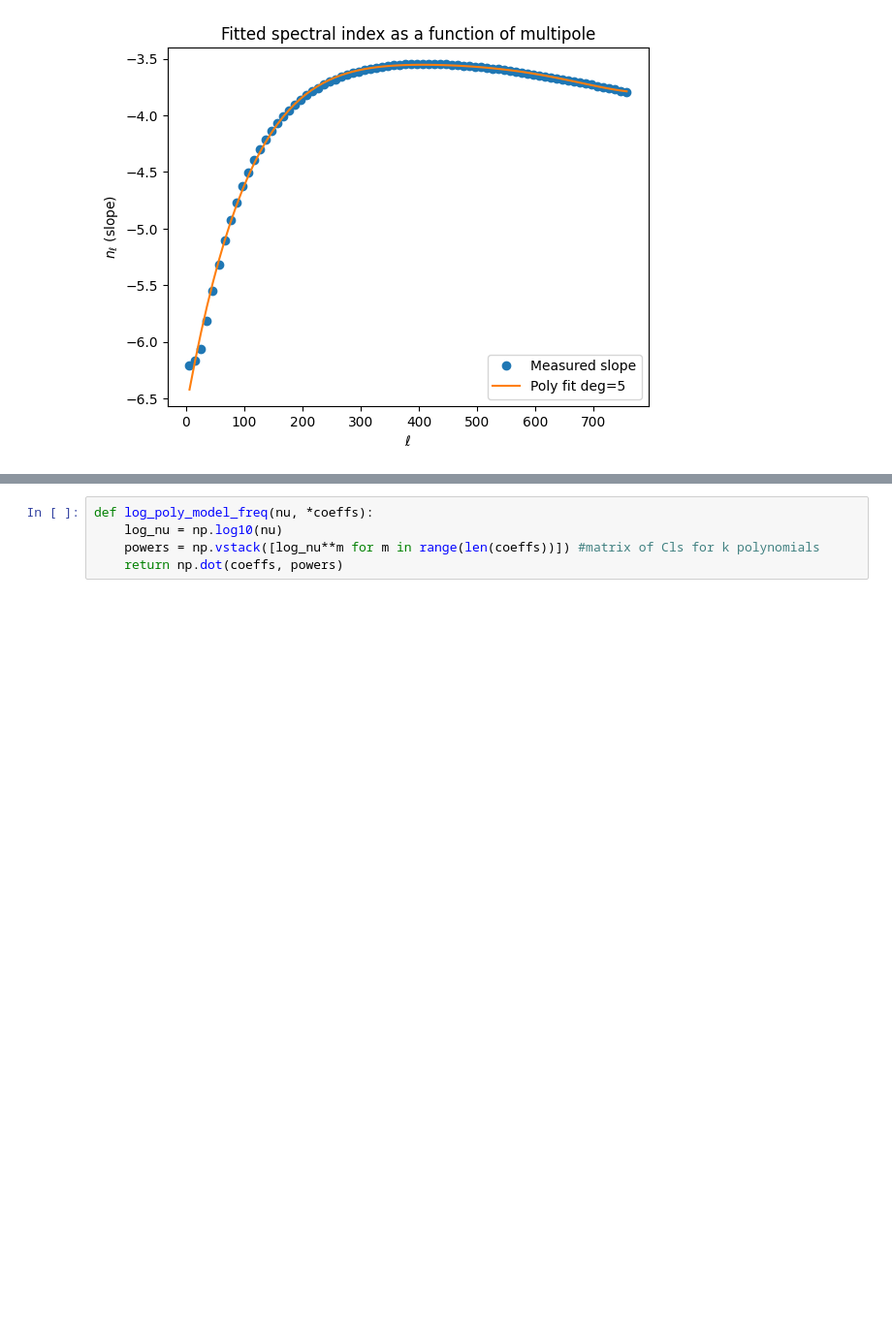
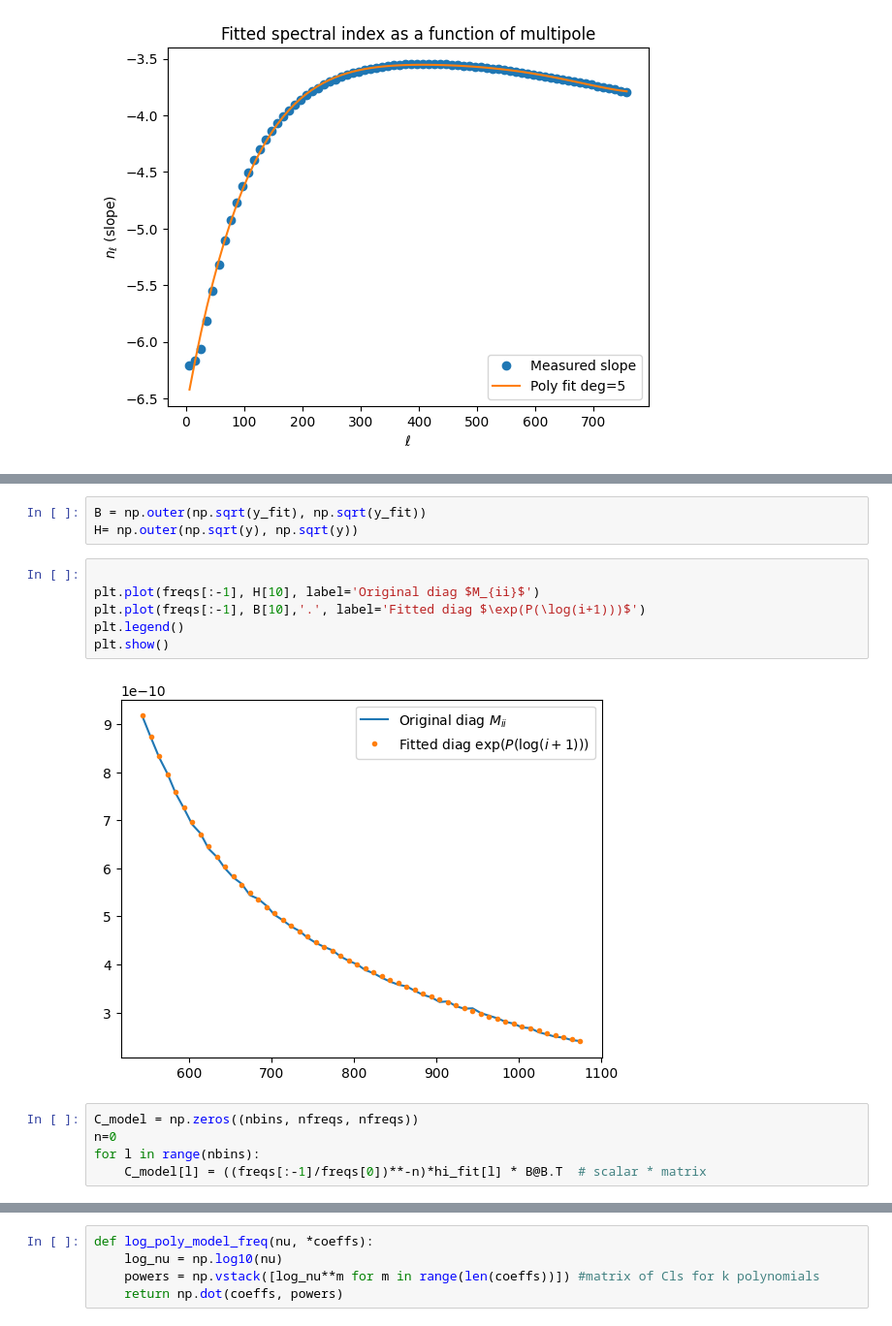
Before and after one commit to urwa99/MASS_Thesis, a Jupyter notebook: HI/parametric_model.ipynb, the cells around one changed output, grey strips where cells are left out. Shown at 97% size. Drawn from its saved outputs; the diff is of its cells as text; blank space fills up the shorter version.

```diff
--- a/HI/parametric_model.ipynb
+++ b/HI/parametric_model.ipynb
@@ -447,0 +494,16 @@ array([ 8.09381494e-14, -2.09457806e-10,  2.14415075e-07, -1.10707194e-04,
+# %%
+B = np.outer(np.sqrt(y_fit), np.sqrt(y_fit))
+H= np.outer(np.sqrt(y), np.sqrt(y))
+# %%
+
+plt.plot(freqs[:-1], H[10], label='Original diag $M_{ii}$')
+plt.plot(freqs[:-1], B[10],'.', label='Fitted diag $\exp(P(\log(i+1)))$')
+plt.legend()
+plt.show()
+# %% [output]
+[figure, added]
+# %%
+C_model = np.zeros((nbins, nfreqs, nfreqs))
+n=0
+for l in range(nbins):
+    C_model[l] = ((freqs[:-1]/freqs[0])**-n)*hi_fit[l] * B@B.T  # scalar * matrix
```
Also changed, not shown: parts of 21 cells of this notebook.
